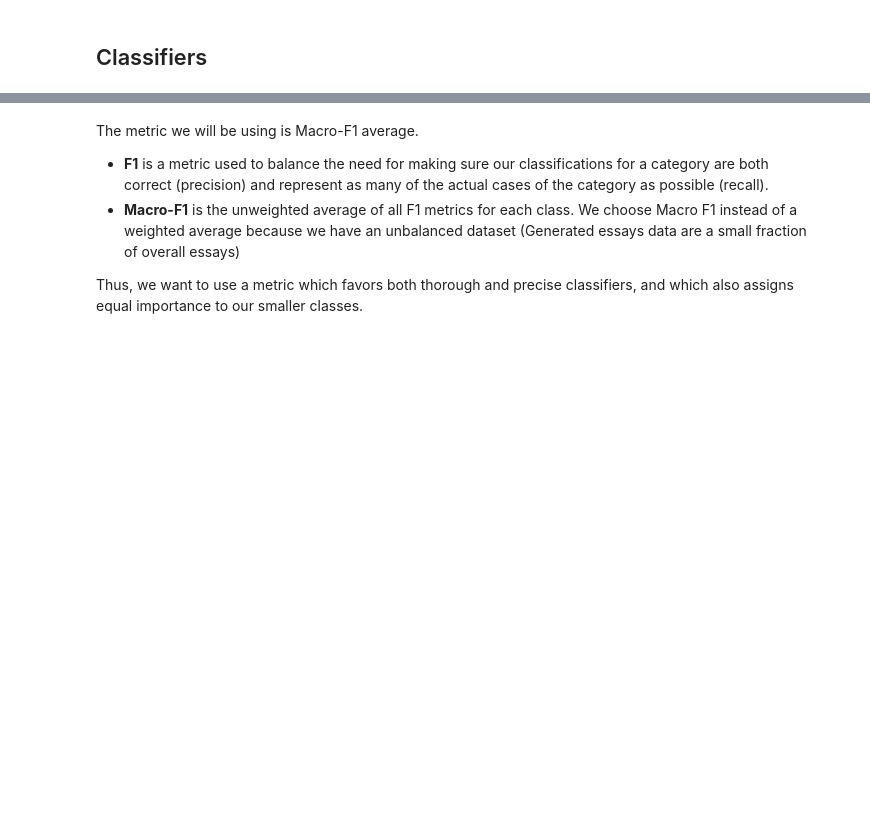
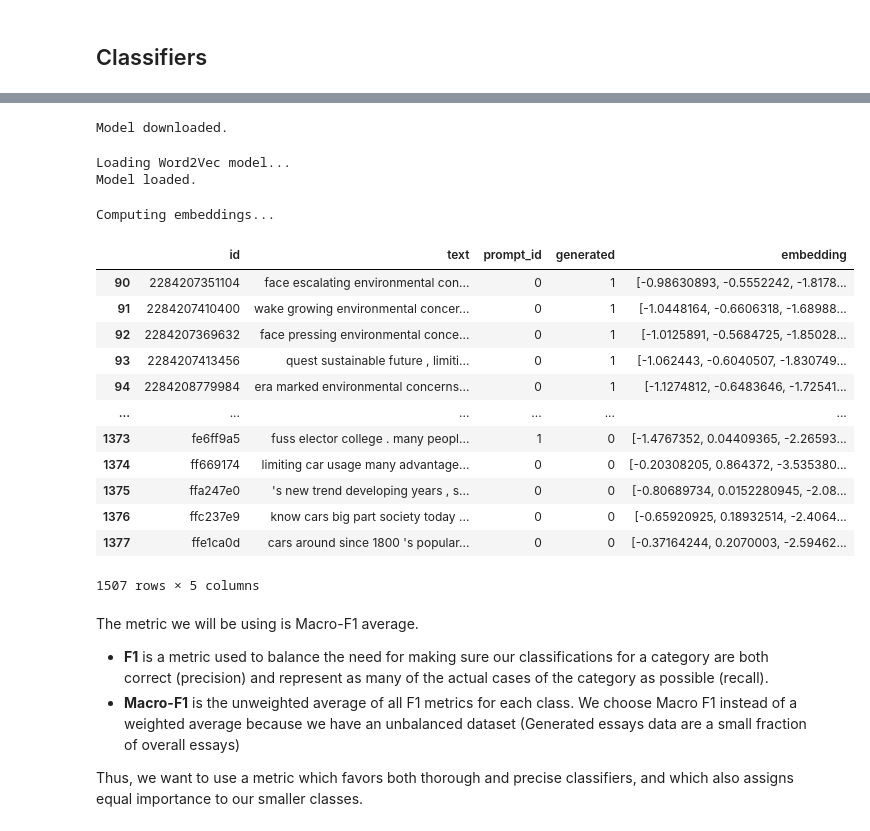
Before and after one commit to dimits-ts/practical_data_science, a Jupyter notebook: llm_detection/notebooks/llm_detection.ipynb, the cells around one changed output, grey strips where cells are left out. Saved outputs shown, nothing was run; the diff lists cells and outputs as text; code cells hidden in the pictures; blank space fills up the shorter version.

```diff
--- a/llm_detection/notebooks/llm_detection.ipynb
+++ b/llm_detection/notebooks/llm_detection.ipynb
@@ -254,3 +261,40 @@ Another idea would be to use other standard NLP augmentation techniques such as
+# %%
+print("Model downloaded.")
+# %% [output]
+Model downloaded.
+# %%
+import spacy
+
+
+print("Loading Word2Vec model...")
+word2vec = spacy.load('en_core_web_md')
+print("Model loaded.")
+# %% [output]
+Loading Word2Vec model...
+Model loaded.
+# %%
+embeddings = []
+print("Computing embeddings...")
+for text in tqdm(df.text):
+    embeddings.append(word2vec(text).vector)
+
+df["embedding"] = embeddings
+df
+# %% [output]
+Computing embeddings...
+|  | id | text | prompt_id | generated | embedding |
+| 90 | 2284207351104 | face escalating environmental con... | 0 | 1 | [-0.98630893, -0.5552242, -1.8178... |
+| 91 | 2284207410400 | wake growing environmental concer... | 0 | 1 | [-1.0448164, -0.6606318, -1.68988... |
+| 92 | 2284207369632 | face pressing environmental conce... | 0 | 1 | [-1.0125891, -0.5684725, -1.85028... |
+| 93 | 2284207413456 | quest sustainable future , limiti... | 0 | 1 | [-1.062443, -0.6040507, -1.830749... |
+| 94 | 2284208779984 | era marked environmental concerns... | 0 | 1 | [-1.1274812, -0.6483646, -1.72541... |
+| ... | ... | ... | ... | ... | ... |
+| 1373 | fe6ff9a5 | fuss elector college . many peopl... | 1 | 0 | [-1.4767352, 0.04409365, -2.26593... |
+| 1374 | ff669174 | limiting car usage many advantage... | 0 | 0 | [-0.20308205, 0.864372, -3.535380... |
+| 1375 | ffa247e0 | 's new trend developing years , s... | 0 | 0 | [-0.80689734, 0.0152280945, -2.08... |
+| 1376 | ffc237e9 | know cars big part society today ... | 0 | 0 | [-0.65920925, 0.18932514, -2.4064... |
+| 1377 | ffe1ca0d | cars around since 1800 's popular... | 0 | 0 | [-0.37164244, 0.2070003, -2.59462... |
+1507 rows × 5 columns
 # %%
 from sklearn.model_selection import train_test_split
 
```
Also changed, not shown: parts of 23 cells of this notebook, 5 other files.
